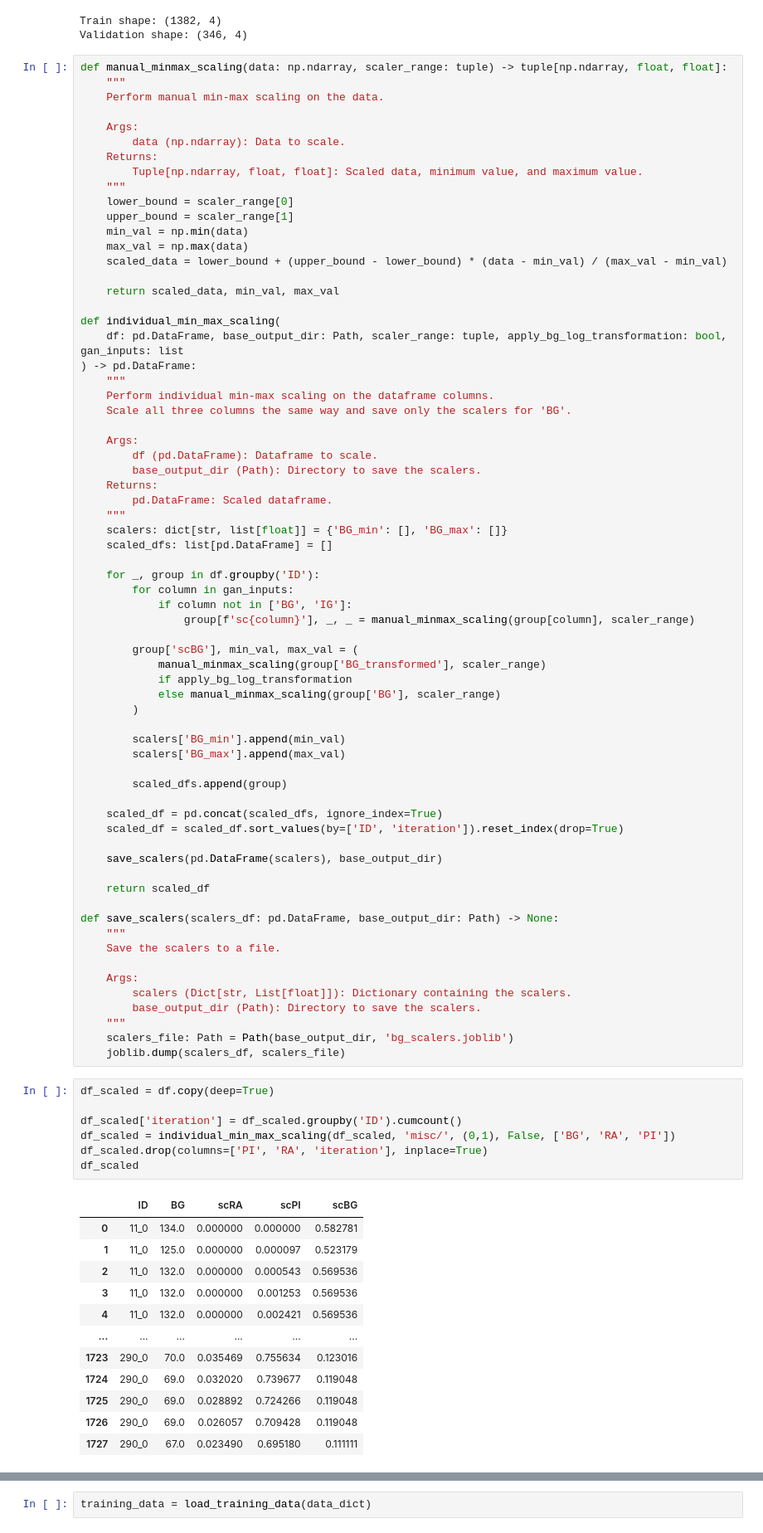
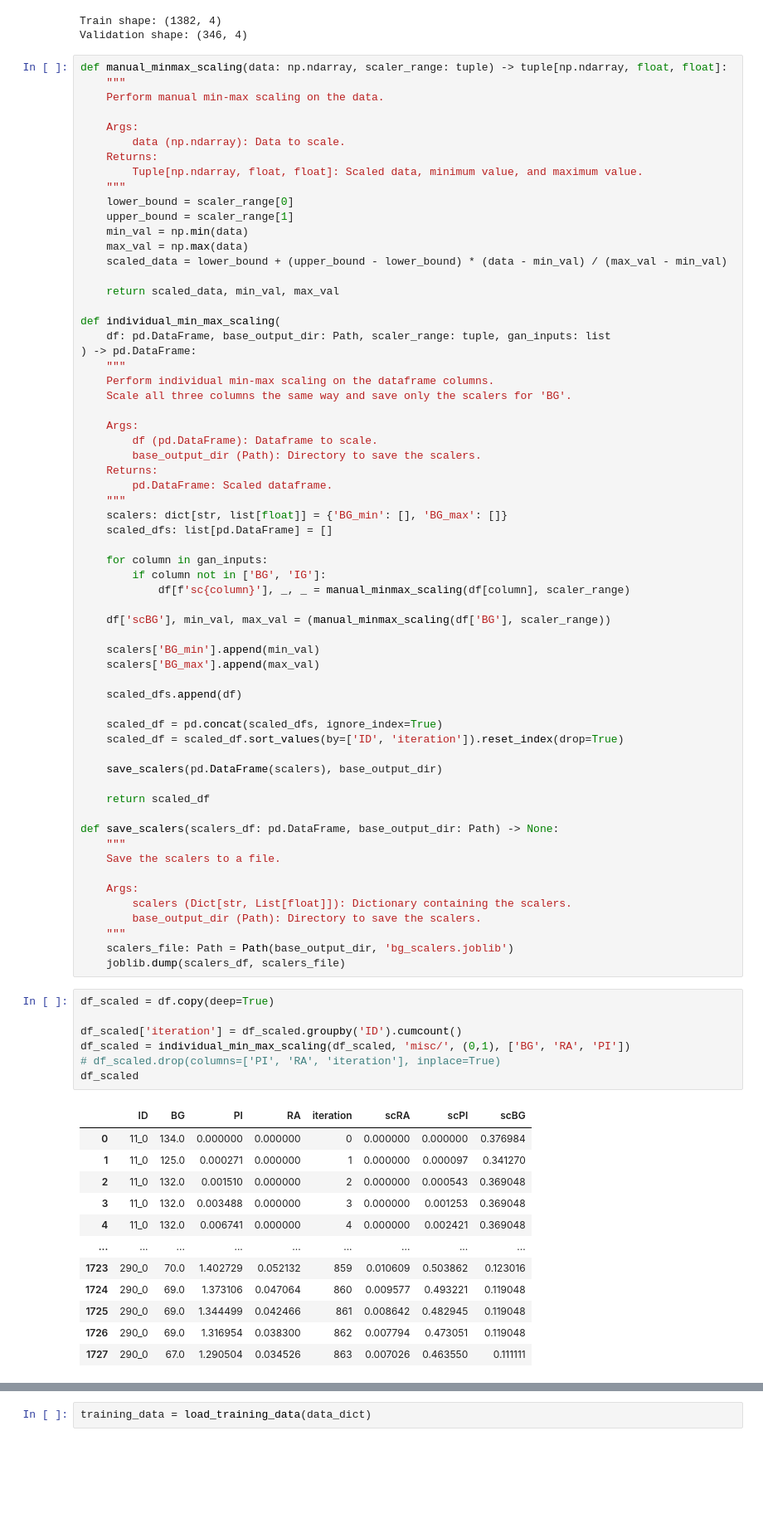
Before and after one commit to oriolbustos/t1d-data-based-digital-twin, a Jupyter notebook: hands-on-part-b.ipynb, the cells around one changed output, grey strips where cells are left out. Shown at 83% size. Drawn from its saved outputs; the diff is of its cells as text; blank space fills up the shorter version.

```diff
--- a/hands-on-part-b.ipynb
+++ b/hands-on-part-b.ipynb
@@ -144,7 +147,7 @@ def manual_minmax_scaling(data: np.ndarray, scaler_range: tuple) -> tuple[np.nda
     return scaled_data, min_val, max_val
 
 def individual_min_max_scaling(
-    df: pd.DataFrame, base_output_dir: Path, scaler_range: tuple, apply_bg_log_transformation: bool, gan_inputs: list
+    df: pd.DataFrame, base_output_dir: Path, scaler_range: tuple, gan_inputs: list
 ) -> pd.DataFrame:
     """
     Perform individual min-max scaling on the dataframe columns.
@@ -159,21 +162,16 @@ def individual_min_max_scaling(
     scalers: dict[str, list[float]] = {'BG_min': [], 'BG_max': []}
     scaled_dfs: list[pd.DataFrame] = []
 
-    for _, group in df.groupby('ID'):
-        for column in gan_inputs:
-            if column not in ['BG', 'IG']:
-                group[f'sc{column}'], _, _ = manual_minmax_scaling(group[column], scaler_range)
+    for column in gan_inputs:
+        if column not in ['BG', 'IG']:
+            df[f'sc{column}'], _, _ = manual_minmax_scaling(df[column], scaler_range)
 
-        group['scBG'], min_val, max_val = (
-            manual_minmax_scaling(group['BG_transformed'], scaler_range)
-            if apply_bg_log_transformation
-            else manual_minmax_scaling(group['BG'], scaler_range)
-        )
+    df['scBG'], min_val, max_val = (manual_minmax_scaling(df['BG'], scaler_range))
 
-        scalers['BG_min'].append(min_val)
-        scalers['BG_max'].append(max_val)
+    scalers['BG_min'].append(min_val)
+    scalers['BG_max'].append(max_val)
 
-        scaled_dfs.append(group)
+    scaled_dfs.append(df)
 
     scaled_df = pd.concat(scaled_dfs, ignore_index=True)
     scaled_df = scaled_df.sort_values(by=['ID', 'iteration']).reset_index(drop=True)
@@ -195,20 +193,20 @@ def save_scalers(scalers_df: pd.DataFrame, base_output_dir: Path) -> None:
 # %%
 df_scaled = df.copy(deep=True)
 
 df_scaled['iteration'] = df_scaled.groupby('ID').cumcount()
-df_scaled = individual_min_max_scaling(df_scaled, 'misc/', (0,1), False, ['BG', 'RA', 'PI'])
-df_scaled.drop(columns=['PI', 'RA', 'iteration'], inplace=True)
+df_scaled = individual_min_max_scaling(df_scaled, 'misc/', (0,1), ['BG', 'RA', 'PI'])
+# df_scaled.drop(columns=['PI', 'RA', 'iteration'], inplace=True)
 df_scaled
 # %% [output]
-|  | ID | BG | scRA | scPI | scBG |
-| 0 | 11_0 | 134.0 | 0.000000 | 0.000000 | 0.582781 |
-| 1 | 11_0 | 125.0 | 0.000000 | 0.000097 | 0.523179 |
-| 2 | 11_0 | 132.0 | 0.000000 | 0.000543 | 0.569536 |
-| 3 | 11_0 | 132.0 | 0.000000 | 0.001253 | 0.569536 |
-| 4 | 11_0 | 132.0 | 0.000000 | 0.002421 | 0.569536 |
-| ... | ... | ... | ... | ... | ... |
-| 1723 | 290_0 | 70.0 | 0.035469 | 0.755634 | 0.123016 |
-| 1724 | 290_0 | 69.0 | 0.032020 | 0.739677 | 0.119048 |
-| 1725 | 290_0 | 69.0 | 0.028892 | 0.724266 | 0.119048 |
-| 1726 | 290_0 | 69.0 | 0.026057 | 0.709428 | 0.119048 |
-| 1727 | 290_0 | 67.0 | 0.023490 | 0.695180 | 0.111111 |
+|  | ID | BG | PI | RA | iteration | scRA | scPI | scBG |
+| 0 | 11_0 | 134.0 | 0.000000 | 0.000000 | 0 | 0.000000 | 0.000000 | 0.376984 |
+| 1 | 11_0 | 125.0 | 0.000271 | 0.000000 | 1 | 0.000000 | 0.000097 | 0.341270 |
+| 2 | 11_0 | 132.0 | 0.001510 | 0.000000 | 2 | 0.000000 | 0.000543 | 0.369048 |
+| 3 | 11_0 | 132.0 | 0.003488 | 0.000000 | 3 | 0.000000 | 0.001253 | 0.369048 |
+| 4 | 11_0 | 132.0 | 0.006741 | 0.000000 | 4 | 0.000000 | 0.002421 | 0.369048 |
+| ... | ... | ... | ... | ... | ... | ... | ... | ... |
+| 1723 | 290_0 | 70.0 | 1.402729 | 0.052132 | 859 | 0.010609 | 0.503862 | 0.123016 |
+| 1724 | 290_0 | 69.0 | 1.373106 | 0.047064 | 860 | 0.009577 | 0.493221 | 0.119048 |
+| 1725 | 290_0 | 69.0 | 1.344499 | 0.042466 | 861 | 0.008642 | 0.482945 | 0.119048 |
+| 1726 | 290_0 | 69.0 | 1.316954 | 0.038300 | 862 | 0.007794 | 0.473051 | 0.119048 |
+| 1727 | 290_0 | 67.0 | 1.290504 | 0.034526 | 863 | 0.007026 | 0.463550 | 0.111111 |
```
Also changed, not shown: parts of 13 cells of this notebook, 4 other files.
